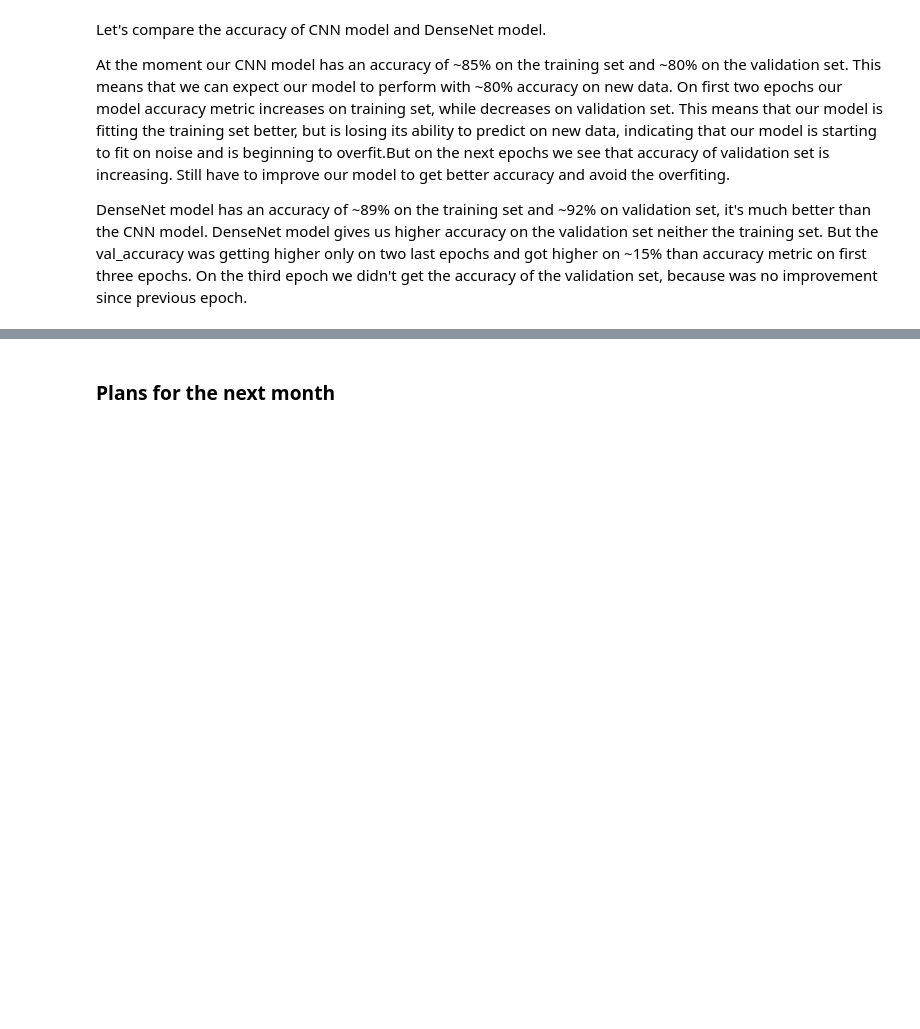
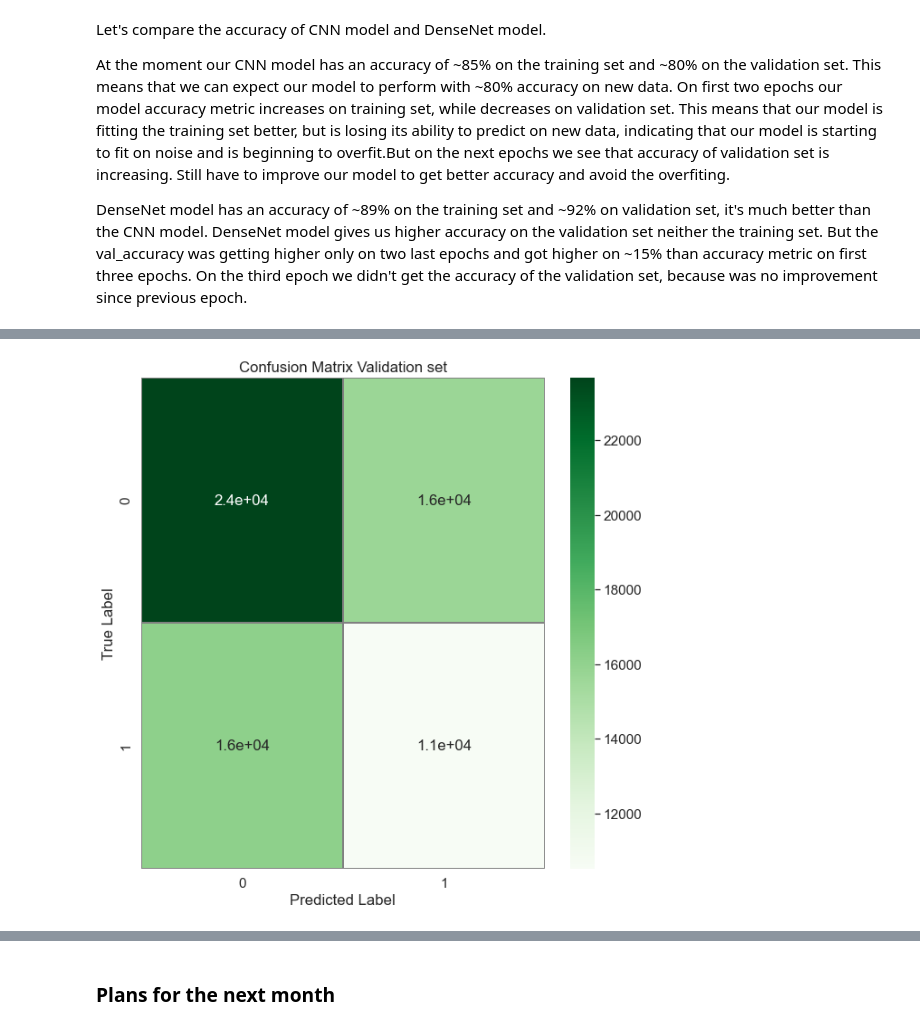
Before and after one commit to alexakh95/datasciense-uni-project, a Jupyter notebook: notebooks/histopathologic_cancer_detection/project.ipynb, the cells around one changed output, grey strips where cells are left out. Drawn from its saved outputs; the diff is of its cells as text; code cells hidden in the pictures; blank space fills up the shorter version.

Commit message:
confusion matrix and ROC curve

```diff
--- a/notebooks/histopathologic_cancer_detection/project.ipynb
+++ b/notebooks/histopathologic_cancer_detection/project.ipynb
@@ -1147,0 +1174,2 @@ DenseNet model has an accuracy of ~89% on the training set and ~92% on validatio
+# %%
+predictions_cnn = model_cnn.predict_generator(val_set, verbose=1)
@@ -1147,0 +1178,4 @@ DenseNet model has an accuracy of ~89% on the training set and ~92% on validatio
+# %%
+y_val_pred_cnn=np.round(predictions_cnn)
+# %%
+y_true = val_set.classes
@@ -1147,0 +1188,14 @@ DenseNet model has an accuracy of ~89% on the training set and ~92% on validatio
+# %%
+confusion_cnn_mtx = confusion_matrix(y_true, y_val_pred_cnn)
+confusion_dense_mtx = confusion_matrix(y_true,y_val_pred_dense)
+# %%
+f,ax = plt.subplots(figsize=(10, 10))
+
+sns.set(font_scale=1.4)
+sns.heatmap(confusion_cnn_mtx, annot=True, linewidths=0.01,cmap="Greens",linecolor="gray",ax=ax)
+plt.xlabel("Predicted Label")
+plt.ylabel("True Label")
+plt.title("Confusion Matrix Validation set")
+plt.show()
+# %% [output]
+[figure, added]
```
Also changed, not shown: parts of 17 cells of this notebook.
